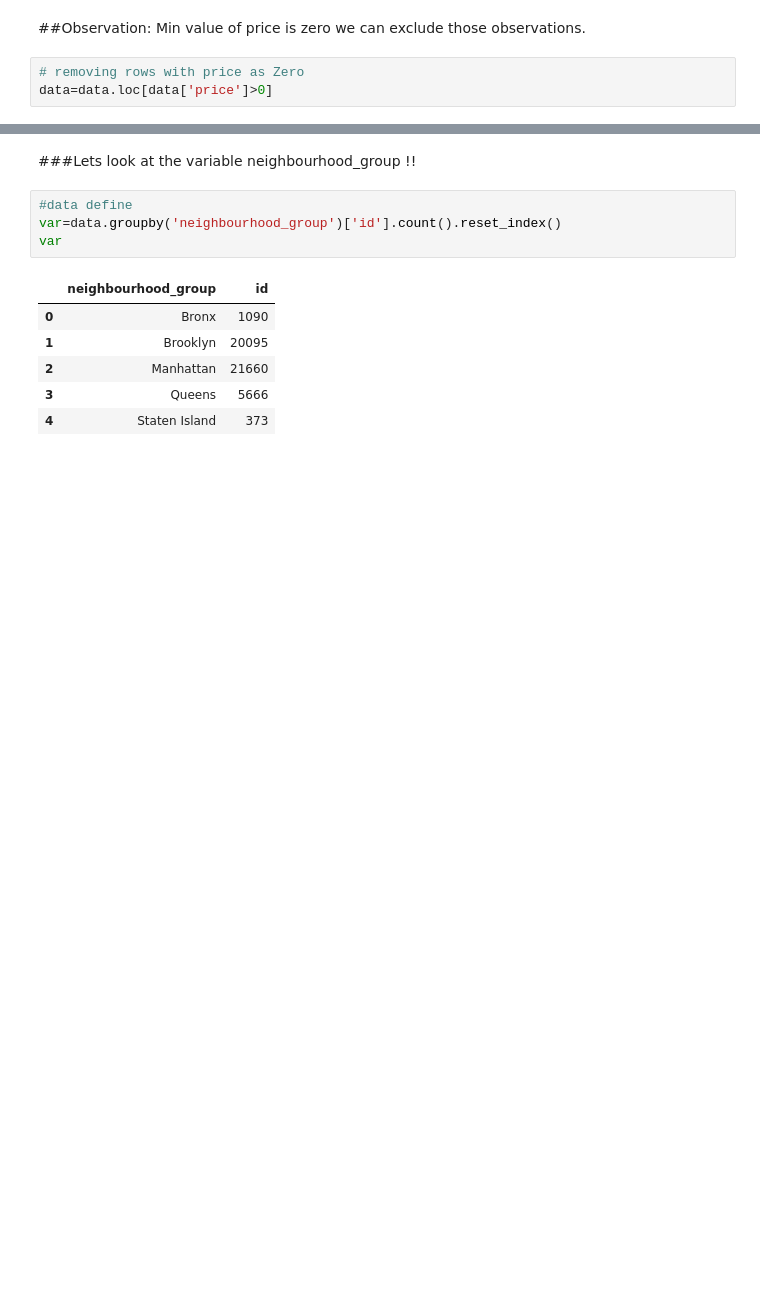
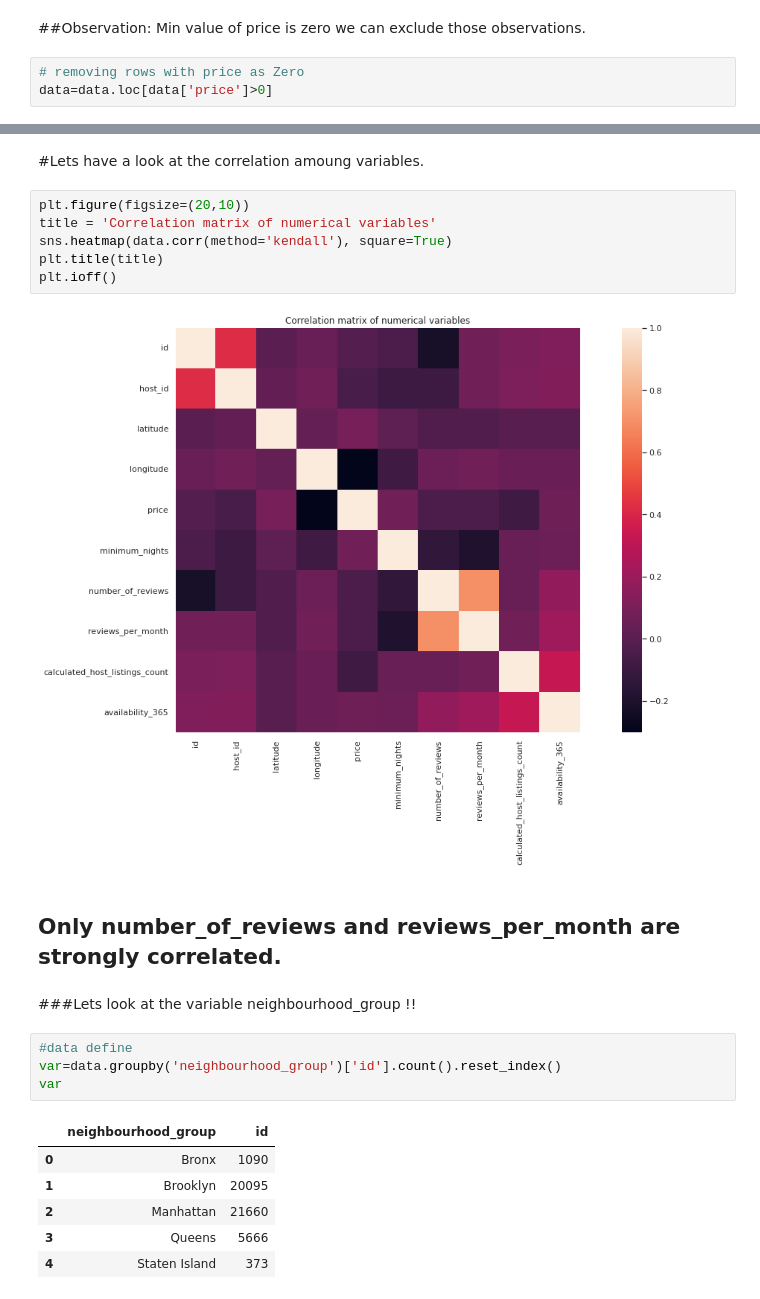
Before and after one commit to Rahul2661998/EDA-Capstone-project-AirBNB_Booking_Analysis-, a Jupyter notebook: Copy_of_Airbnb_Bookings_Analysis_Capstone_Project.ipynb, the cells around one changed output, grey strips where cells are left out. Cells and saved outputs as stored; diff of their text form; blank space fills up the shorter version.

```diff
--- a/Copy_of_Airbnb_Bookings_Analysis_Capstone_Project.ipynb
+++ b/Copy_of_Airbnb_Bookings_Analysis_Capstone_Project.ipynb
@@ -111,6 +111,18 @@ data[relevent].describe()
 | 50% | 106.000000 | 3.000000 | 5.000000 | 0.370000 | 1.000000 | 45.000000 |
 | 75% | 175.000000 | 5.000000 | 24.000000 | 1.580000 | 2.000000 | 227.000000 |
 | max | 10000.000000 | 1250.000000 | 629.000000 | 58.500000 | 327.000000 | 365.000000 |
+# %% [markdown]
+#Lets have a  look at the correlation amoung variables.
+# %%
+plt.figure(figsize=(20,10))
+title = 'Correlation matrix of numerical variables'
+sns.heatmap(data.corr(method='kendall'), square=True)
+plt.title(title)
+plt.ioff()
+# %% [output]
+[figure, added]
+# %% [markdown]
+## Only number_of_reviews and reviews_per_month are strongly correlated.
 # %% [markdown]
 ###Lets look at the variable neighbourhood_group !!
 # %%
```
Also changed, not shown: parts of 24 cells of this notebook.
